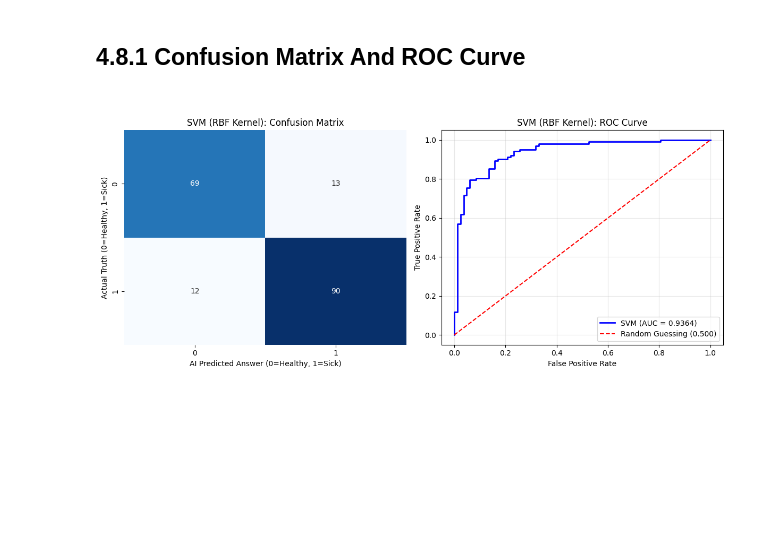
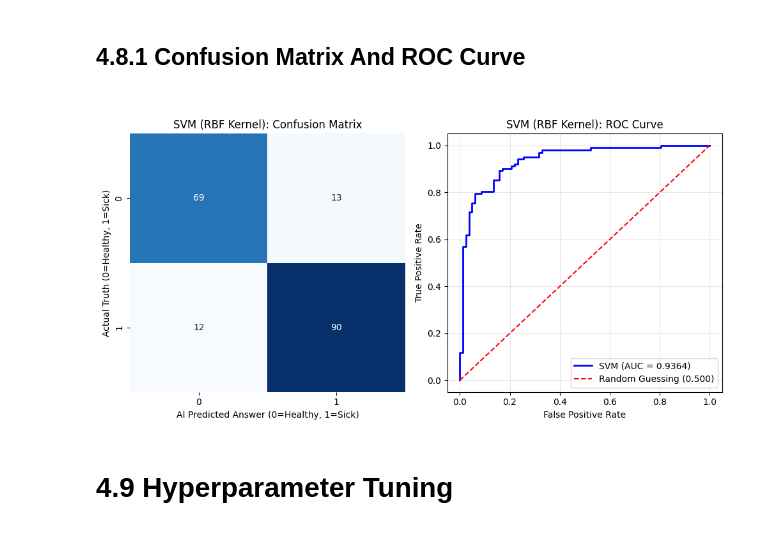
Before and after one commit to Tanish-30-08-2006/Heart-Disease-Prediction, a Jupyter notebook: notebooks/04_Model_Training_and_Verification.ipynb, the cells around one changed output. Cells and saved outputs as stored; diff of their text form; code cells hidden in the pictures; blank space fills up the shorter version.

```diff
--- a/notebooks/04_Model_Training_and_Verification.ipynb
+++ b/notebooks/04_Model_Training_and_Verification.ipynb
@@ -1315,37 +1315,41 @@ ROC-AUC:   0.9364
 ## 4.8.1 Confusion Matrix And ROC Curve
 #
 # %%
-plt.figure(figsize=(12, 5))
+plt.figure(figsize=(10, 5))
 
 # ---------------------------------------------------------
 # VISUAL 1: The Confusion Matrix
 # ---------------------------------------------------------
 plt.subplot(1, 2, 1)
 cm_svm = confusion_matrix(y_test, y_pred_svm)
 
 
 sns.heatmap(cm_svm, annot=True, fmt='d', cmap='Blues', cbar=False)
 
 plt.title('SVM (RBF Kernel): Confusion Matrix')
 plt.xlabel('AI Predicted Answer (0=Healthy, 1=Sick)')
 plt.ylabel('Actual Truth (0=Healthy, 1=Sick)')
 
 # ---------------------------------------------------------
 # VISUAL 2: The ROC Curve
 # ---------------------------------------------------------
 plt.subplot(1, 2, 2)
 fpr_svm, tpr_svm, _ = roc_curve(y_test, y_prob_svm)
 
 plt.plot(fpr_svm, tpr_svm, color='blue', linewidth=2, label=f'SVM (AUC = {auc_svm:.4f})')
 plt.plot([0, 1], [0, 1], color='red', linestyle='--', label='Random Guessing (0.500)')
 
 plt.title('SVM (RBF Kernel): ROC Curve')
 plt.xlabel('False Positive Rate')
 plt.ylabel('True Positive Rate')
 plt.legend(loc='lower right')
 plt.grid(alpha=0.3)
 
 plt.tight_layout()
 plt.show()
 # %% [output]
-[figure, old version]
+[figure, new version]
+# %% [markdown]
+#
+# 4.9 Hyperparameter Tuning
+#
```
Also changed, not shown: parts of 1 cell of this notebook.
